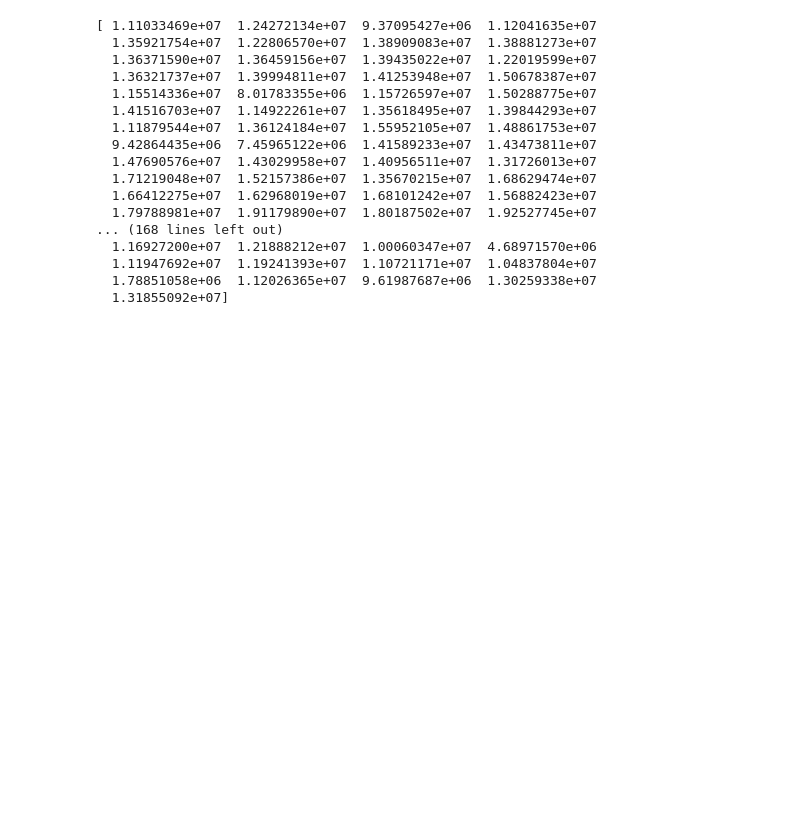
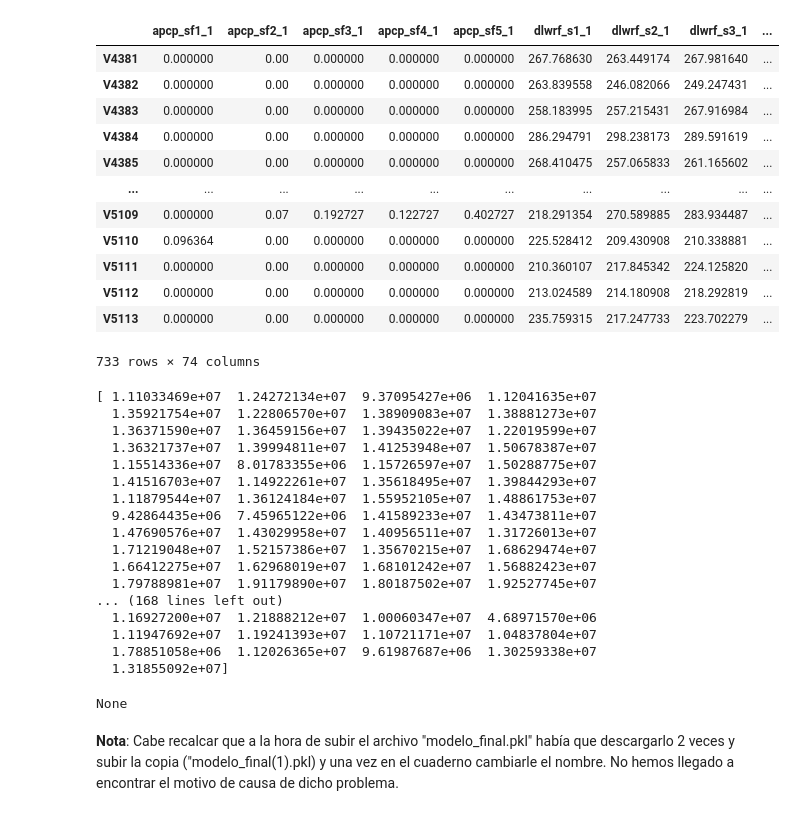
Before and after one commit to 100451218/Grupo42-Practica1, a Jupyter notebook: Modelo_final.ipynb, the cells around one changed output. Drawn from its saved outputs; the diff is of its cells as text; code cells hidden in the pictures; blank space fills up the shorter version.

```diff
--- a/Modelo_final.ipynb
+++ b/Modelo_final.ipynb
@@ -3,12 +9,27 @@
 # %%
 import pandas as pd
 #Importamos los datos.
 comp_df = pd.read_csv("comp_st42ns1.txt.bz2",
  compression="bz2",
  index_col=0)
 #print(disp_df['apcp_sf1_1'][0])
 pd.set_option('display.max_columns', None)
 comp_df = comp_df.drop(columns=['uswrf_s1_1'])
+display(comp_df)
+# %% [output]
+|  | apcp_sf1_1 | apcp_sf2_1 | apcp_sf3_1 | apcp_sf4_1 | apcp_sf5_1 | dlwrf_s1_1 | dlwrf_s2_1 | dlwrf_s3_1 | ... |
+| V4381 | 0.000000 | 0.00 | 0.000000 | 0.000000 | 0.000000 | 267.768630 | 263.449174 | 267.981640 | ... |
+| V4382 | 0.000000 | 0.00 | 0.000000 | 0.000000 | 0.000000 | 263.839558 | 246.082066 | 249.247431 | ... |
+| V4383 | 0.000000 | 0.00 | 0.000000 | 0.000000 | 0.000000 | 258.183995 | 257.215431 | 267.916984 | ... |
+| V4384 | 0.000000 | 0.00 | 0.000000 | 0.000000 | 0.000000 | 286.294791 | 298.238173 | 289.591619 | ... |
+| V4385 | 0.000000 | 0.00 | 0.000000 | 0.000000 | 0.000000 | 268.410475 | 257.065833 | 261.165602 | ... |
+| ... | ... | ... | ... | ... | ... | ... | ... | ... | ... |
+| V5109 | 0.000000 | 0.07 | 0.192727 | 0.122727 | 0.402727 | 218.291354 | 270.589885 | 283.934487 | ... |
+| V5110 | 0.096364 | 0.00 | 0.000000 | 0.000000 | 0.000000 | 225.528412 | 209.430908 | 210.338881 | ... |
+| V5111 | 0.000000 | 0.00 | 0.000000 | 0.000000 | 0.000000 | 210.360107 | 217.845342 | 224.125820 | ... |
+| V5112 | 0.000000 | 0.00 | 0.000000 | 0.000000 | 0.000000 | 213.024589 | 214.180908 | 218.292819 | ... |
+| V5113 | 0.000000 | 0.00 | 0.000000 | 0.000000 | 0.000000 | 235.759315 | 217.247733 | 223.702279 | ... |
+733 rows × 74 columns
 # %%
 import pickle
 
@@ -19,7 +40,11 @@ result=lr.predict(comp_df)
 print(result)
 
 
-prediction = pd.DataFrame(result, columns=["Salida"]).to_csv("prediction.csv")
+prediction = pd.DataFrame(result, columns=["Salida"]).to_csv("predicciones.csv")
+display(prediction)
+#prediction2 = pd.concat([comp_df, pd.DataFrame(result, columns=["Salida"])], axis=1)
+#display(prediction2)
+#prediction2 =  pd.DataFrame(result, columns=["Salida"]).to_csv("prediction.csv")
 # %% [output]
 [ 1.11033469e+07  1.24272134e+07  9.37095427e+06  1.12041635e+07
   1.35921754e+07  1.22806570e+07  1.38909083e+07  1.38881273e+07
@@ -38,3 +63,6 @@ prediction = pd.DataFrame(result, columns=["Salida"]).to_csv("prediction.csv")
   1.11947692e+07  1.19241393e+07  1.10721171e+07  1.04837804e+07
   1.78851058e+06  1.12026365e+07  9.61987687e+06  1.30259338e+07
   1.31855092e+07]
+None
+# %% [markdown]
+**Nota**: Cabe recalcar que a la hora de subir el archivo "modelo_final.pkl" había que descargarlo 2 veces y subir la copia ("modelo_final(1).pkl) y una vez en el cuaderno cambiarle el nombre. No hemos llegado a encontrar el motivo de causa de dicho problema.
```
Also changed, not shown: parts of 1 cell of this notebook.
